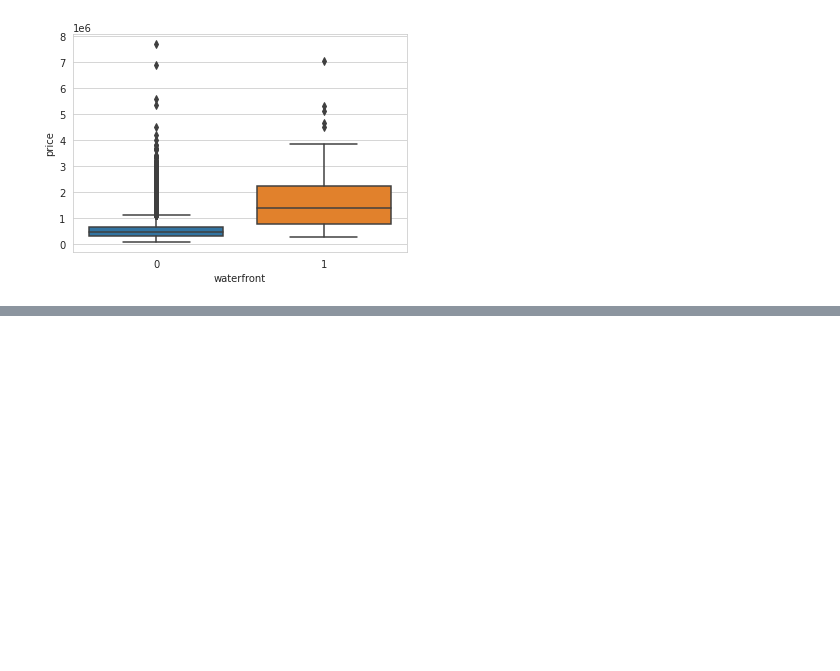
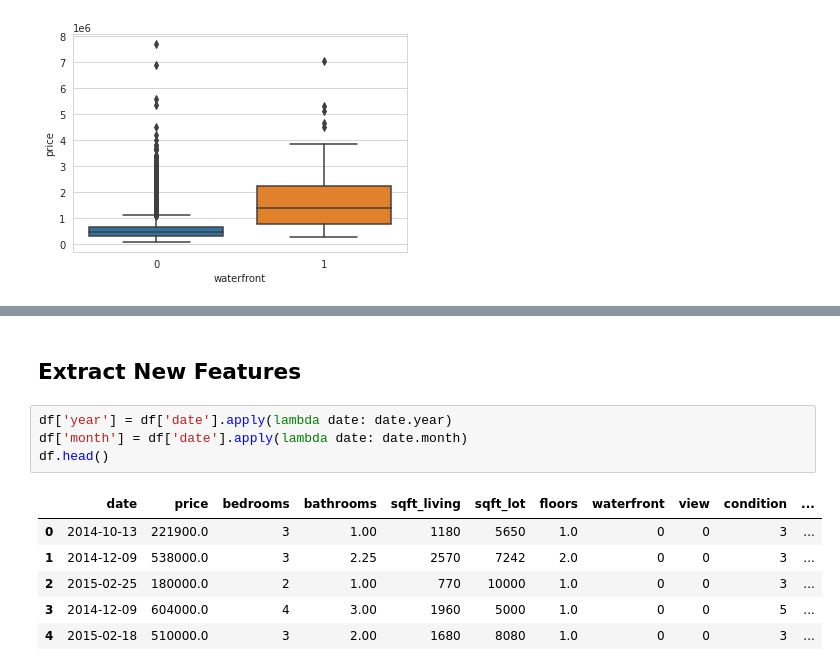
Before and after one commit to morphingdesign/tfExplore, a Jupyter notebook: TF_Process_Regression.ipynb, the cells around one changed output, grey strips where cells are left out. Cells and saved outputs as stored; diff of their text form; blank space fills up the shorter version.

```diff
--- a/TF_Process_Regression.ipynb
+++ b/TF_Process_Regression.ipynb
@@ -186,0 +235,13 @@ sns.boxplot(x='waterfront', y='price', data=df)
+# %% [markdown]
+## Extract New Features
+# %%
+df['year'] = df['date'].apply(lambda date: date.year)
+df['month'] = df['date'].apply(lambda date: date.month)
+df.head()
+# %% [output]
+|  | date | price | bedrooms | bathrooms | sqft_living | sqft_lot | floors | waterfront | view | condition | ... |
+| 0 | 2014-10-13 | 221900.0 | 3 | 1.00 | 1180 | 5650 | 1.0 | 0 | 0 | 3 | ... |
+| 1 | 2014-12-09 | 538000.0 | 3 | 2.25 | 2570 | 7242 | 2.0 | 0 | 0 | 3 | ... |
+| 2 | 2015-02-25 | 180000.0 | 2 | 1.00 | 770 | 10000 | 1.0 | 0 | 0 | 3 | ... |
+| 3 | 2014-12-09 | 604000.0 | 4 | 3.00 | 1960 | 5000 | 1.0 | 0 | 0 | 5 | ... |
+| 4 | 2015-02-18 | 510000.0 | 3 | 2.00 | 1680 | 8080 | 1.0 | 0 | 0 | 3 | ... |
```
Also changed, not shown: parts of 14 cells of this notebook.
